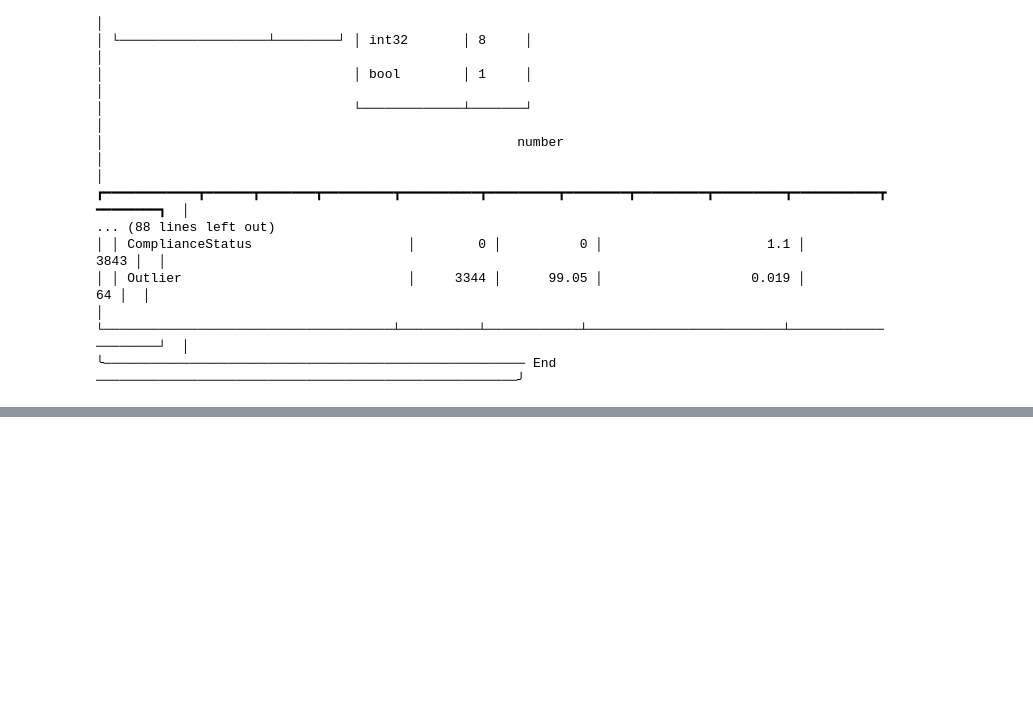
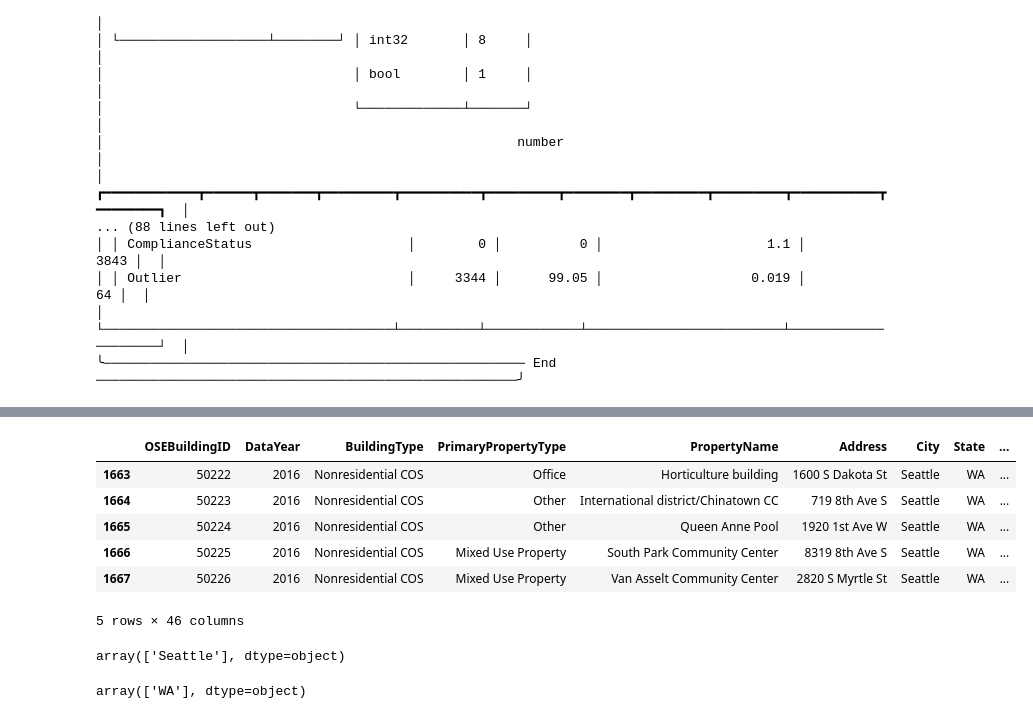
Before and after one commit to EP-portfolio/PROJET_4, a Jupyter notebook: PROJET_4.ipynb, the cells around one changed output, grey strips where cells are left out. Drawn from its saved outputs; the diff is of its cells as text; code cells hidden in the pictures; blank space fills up the shorter version.

```diff
--- a/PROJET_4.ipynb
+++ b/PROJET_4.ipynb
@@ -316,0 +307,9 @@ DFR
+# %%
+DF_non_residential=DF.loc[(DF['BuildingType']=='NonResidential') |
+                          (DF['BuildingType']=='Nonresidential COS') |
+                          (DF['BuildingType']=='Nonresidential WA') |
+                          (DF['BuildingType']=='SPS-District K-12') |
+                          (DF['BuildingType']=='Campus')]
+DF_non_residential.reset_index(inplace=True)
+DF_non_residential=DF_non_residential.drop(['index'],axis=1)
+DF_non_residential.info()
@@ -316,0 +334,18 @@ DFR
+# %%
+DF_non_residential.tail()
+# %% [output]
+|  | OSEBuildingID | DataYear | BuildingType | PrimaryPropertyType | PropertyName | Address | City | State | ... |
+| 1663 | 50222 | 2016 | Nonresidential COS | Office | Horticulture building | 1600 S Dakota St | Seattle | WA | ... |
+| 1664 | 50223 | 2016 | Nonresidential COS | Other | International district/Chinatown CC | 719 8th Ave S | Seattle | WA | ... |
+| 1665 | 50224 | 2016 | Nonresidential COS | Other | Queen Anne Pool | 1920 1st Ave W | Seattle | WA | ... |
+| 1666 | 50225 | 2016 | Nonresidential COS | Mixed Use Property | South Park Community Center | 8319 8th Ave S | Seattle | WA | ... |
+| 1667 | 50226 | 2016 | Nonresidential COS | Mixed Use Property | Van Asselt Community Center | 2820 S Myrtle St | Seattle | WA | ... |
+5 rows × 46 columns
+# %%
+DF_non_residential['City'].unique()
+# %% [output]
+array(['Seattle'], dtype=object)
+# %%
+DF_non_residential['State'].unique()
+# %% [output]
+array(['WA'], dtype=object)
```
Also changed, not shown: parts of 16 cells of this notebook.
